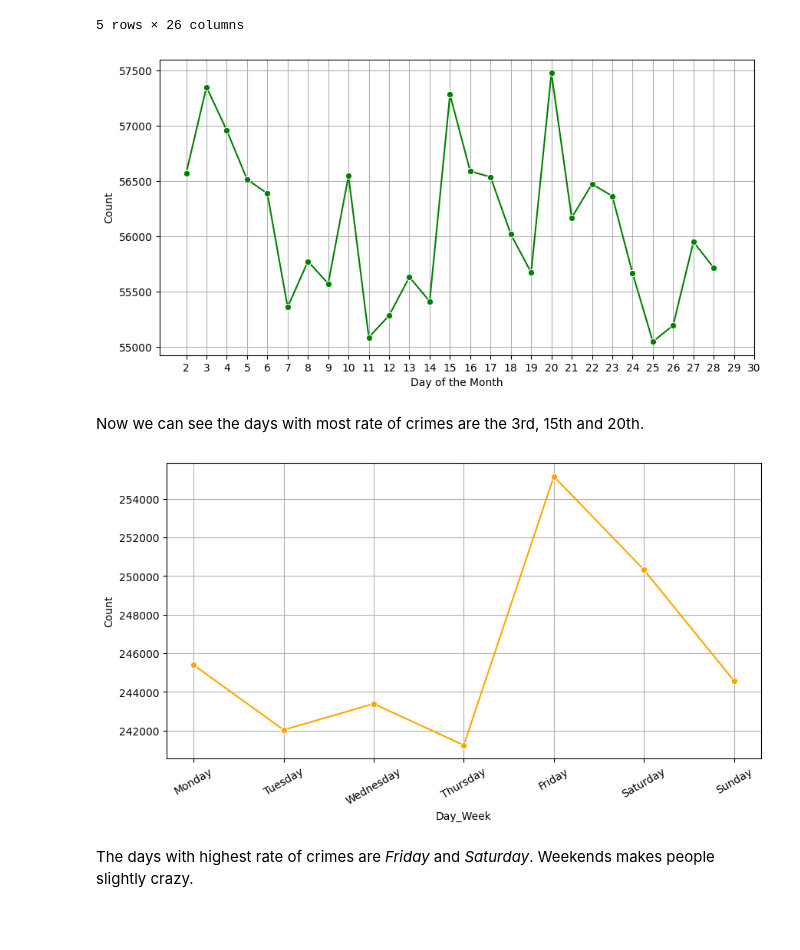
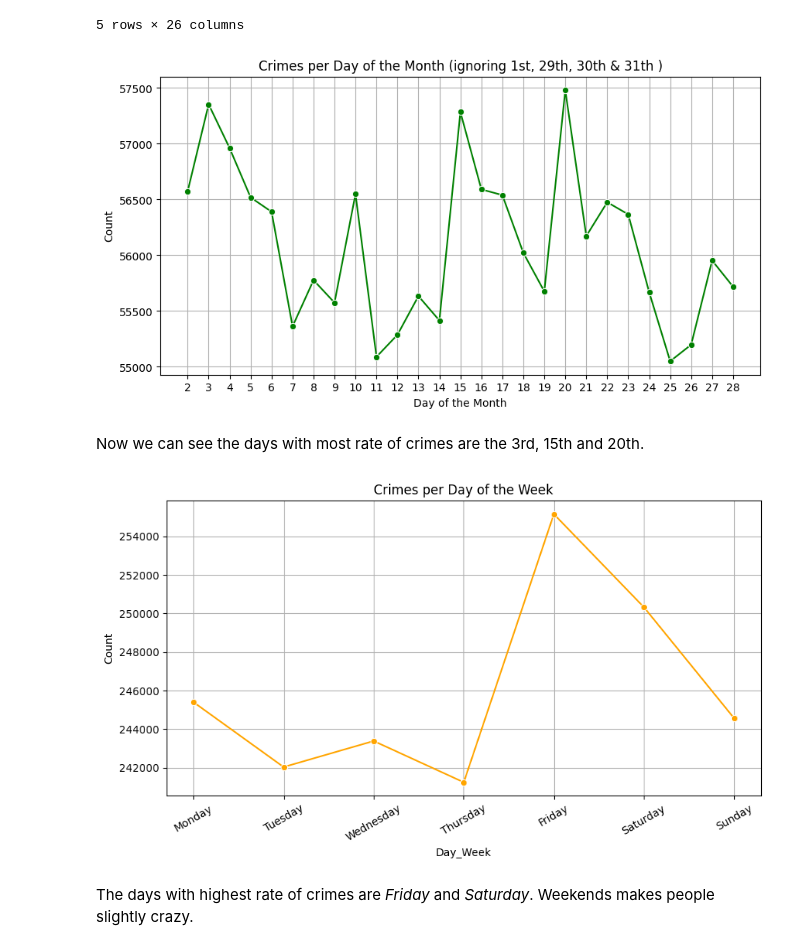
Before and after one commit to alejo1630/chicago_crimes, a Jupyter notebook: chicago_crimes.ipynb, the cells around one changed output. Cells and saved outputs as stored; diff of their text form; code cells hidden in the pictures; blank space fills up the shorter version.

```diff
--- a/chicago_crimes.ipynb
+++ b/chicago_crimes.ipynb
@@ -154,16 +157,17 @@ df_days_2_28.head()
 # %%
 sns.lineplot(x = "Day",
              y = "count",
              data = df_days_2_28["Day"].value_counts().reset_index(),
              marker = "o",
              color = "g")
 plt.ylabel("Count")
 plt.xlabel("Day of the Month")
-plt.xticks(range(2,31))
+plt.xticks(range(2,29))
 plt.grid()
+plt.title("Crimes per Day of the Month (ignoring 1st, 29th, 30th & 31th )")
 plt.show()
 # %% [output]
-[figure, old version]
+[figure, new version]
 # %% [markdown]
 Now we can see the days with most rate of crimes are the 3rd, 15th and 20th.
 # %%
@@ -180,9 +184,10 @@ ax.set_xticks(range(0,7))
 ax.set_xticklabels(["Monday", "Tuesday", "Wednesday", "Thursday", "Friday", "Saturday", "Sunday"],
                   rotation = 30)
 plt.grid()
+plt.title("Crimes per Day of the Week")
 plt.show()
 # %% [output]
-[figure, old version]
+[figure, new version]
 # %% [markdown]
 The days with highest rate of crimes are *Friday* and *Saturday*. Weekends makes people slightly crazy.
 # %%
```
Also changed, not shown: parts of 24 cells of this notebook.
